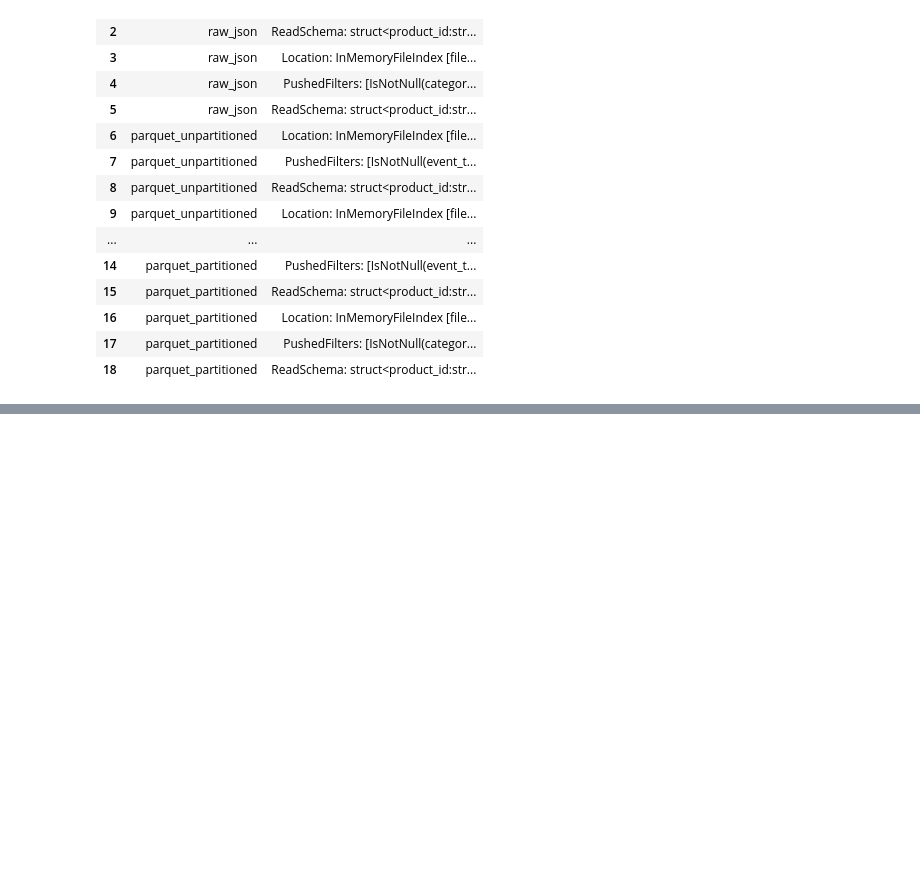
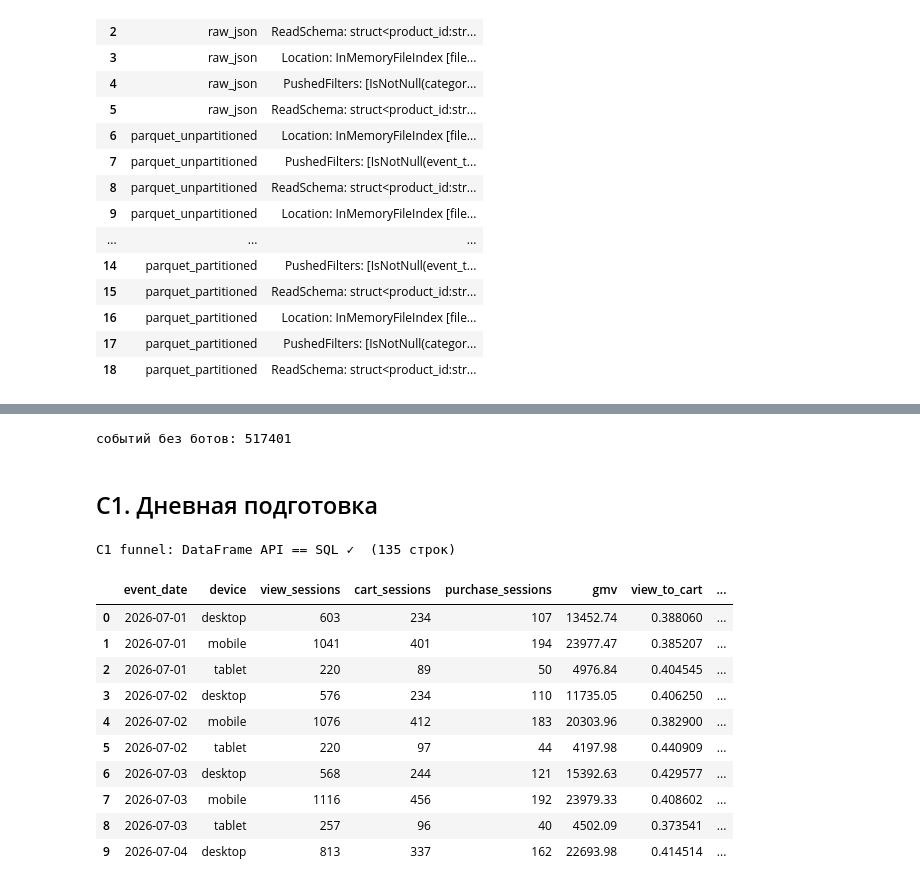
Before and after one commit to danaibaidullina/shopstream-spark, a Jupyter notebook: ibaidullina.ipynb, the cells around one changed output, grey strips where cells are left out. Cells and saved outputs as stored; diff of their text form; code cells hidden in the pictures; blank space fills up the shorter version.

```diff
--- a/ibaidullina.ipynb
+++ b/ibaidullina.ipynb
@@ -628,0 +633,79 @@ pd.DataFrame(plan_lines)
+# %%
+# ===== Part C. Аналитика (без ботов) =====
+SILVER = PATHS["iii_balanced"]                 # партиционированный silver из A2
+silver_all = spark.read.parquet(SILVER)
+ev = silver_all.filter(~F.col("is_bot")).cache()
+ev.createOrReplaceTempView("ev")               # чтобы к таблице можно было обращаться из SQL
+print("событий без ботов:", ev.count())
+
+def assert_same(df_api, df_sql, name):
+    """Проверка: результаты DataFrame API и SQL совпадают строка в строку (в обе стороны).
+    Дробные числа округляем до 6 знаков: сумма дробей может отличаться в 15-м знаке
+    из-за порядка сложения, и это не ошибка."""
+    cols = sorted(df_api.columns)
+    def norm(df):
+        return df.select([F.round(c, 6).alias(c) if t == "double" else F.col(c)
+                          for c, t in df.select(cols).dtypes])
+    a, b = norm(df_api), norm(df_sql)
+    d1, d2 = a.exceptAll(b).count(), b.exceptAll(a).count()
+    assert d1 == 0 and d2 == 0, f"{name}: различий {d1} / {d2}"
+    print(f"{name}: DataFrame API == SQL ✓  ({a.count()} строк)")
+# %% [output]
+событий без ботов: 517401
+# %% [markdown]
+## C1. Дневная подготовка
+# %%
+def c1_api(ev):
+    is_type = lambda t: F.col("event_type") == t
+    per_session = (ev.groupBy("event_date", "device", "session_id").agg(
+        F.max(F.when(is_type("view"), 1).otherwise(0)).alias("has_view"),
+        F.max(F.when(is_type("add_to_cart"), 1).otherwise(0)).alias("has_cart"),
+        F.max(F.when(is_type("purchase"), 1).otherwise(0)).alias("has_purchase"),
+        F.sum(F.when(is_type("purchase"), F.col("price") * F.col("quantity")).otherwise(0.0)).alias("gmv")))
+    return (per_session.groupBy("event_date", "device").agg(
+                F.sum("has_view").alias("view_sessions"),
+                F.sum("has_cart").alias("cart_sessions"),
+                F.sum("has_purchase").alias("purchase_sessions"),
+                F.round(F.sum("gmv"), 2).alias("gmv"))
+            .withColumn("view_to_cart", F.col("cart_sessions") / F.col("view_sessions"))
+            .withColumn("cart_to_purchase", F.col("purchase_sessions") / F.col("cart_sessions")))
+
+def c1_sql(ev):
+    ev.createOrReplaceTempView("ev")
+    return ev.sparkSession.sql("""
+        WITH per_session AS (
+            SELECT event_date, device, session_id,
+                   MAX(CASE WHEN event_type = 'view'        THEN 1 ELSE 0 END) AS has_view,
+                   MAX(CASE WHEN event_type = 'add_to_cart' THEN 1 ELSE 0 END) AS has_cart,
+                   MAX(CASE WHEN event_type = 'purchase'    THEN 1 ELSE 0 END) AS has_purchase,
+                   SUM(CASE WHEN event_type = 'purchase' THEN price * quantity ELSE 0.0 END) AS gmv
+            FROM ev
+            GROUP BY event_date, device, session_id)
+        SELECT event_date, device,
+               SUM(has_view)     AS view_sessions,
+               SUM(has_cart)     AS cart_sessions,
+               SUM(has_purchase) AS purchase_sessions,
+               ROUND(SUM(gmv), 2) AS gmv,
+               SUM(has_cart) / SUM(has_view)     AS view_to_cart,
+               SUM(has_purchase) / SUM(has_cart) AS cart_to_purchase
+        FROM per_session
+        GROUP BY event_date, device""")
+
+funnel = c1_api(ev)
+assert_same(funnel, c1_sql(ev), "C1 funnel")
+funnel_pd = funnel.orderBy("event_date", "device").toPandas()      # ~180 строк — можно в pandas
+funnel_pd.to_csv(f"{RESULTS}/C1_funnel.csv", index=False)
+funnel_pd.head(10)
+# %% [output]
+C1 funnel: DataFrame API == SQL ✓  (135 строк)
+|  | event_date | device | view_sessions | cart_sessions | purchase_sessions | gmv | view_to_cart | ... |
+| 0 | 2026-07-01 | desktop | 603 | 234 | 107 | 13452.74 | 0.388060 | ... |
+| 1 | 2026-07-01 | mobile | 1041 | 401 | 194 | 23977.47 | 0.385207 | ... |
+| 2 | 2026-07-01 | tablet | 220 | 89 | 50 | 4976.84 | 0.404545 | ... |
+| 3 | 2026-07-02 | desktop | 576 | 234 | 110 | 11735.05 | 0.406250 | ... |
+| 4 | 2026-07-02 | mobile | 1076 | 412 | 183 | 20303.96 | 0.382900 | ... |
+| 5 | 2026-07-02 | tablet | 220 | 97 | 44 | 4197.98 | 0.440909 | ... |
+| 6 | 2026-07-03 | desktop | 568 | 244 | 121 | 15392.63 | 0.429577 | ... |
+| 7 | 2026-07-03 | mobile | 1116 | 456 | 192 | 23979.33 | 0.408602 | ... |
+| 8 | 2026-07-03 | tablet | 257 | 96 | 40 | 4502.09 | 0.373541 | ... |
+| 9 | 2026-07-04 | desktop | 813 | 337 | 162 | 22693.98 | 0.414514 | ... |
```
Also changed, not shown: parts of 12 cells of this notebook, 5 other files.
